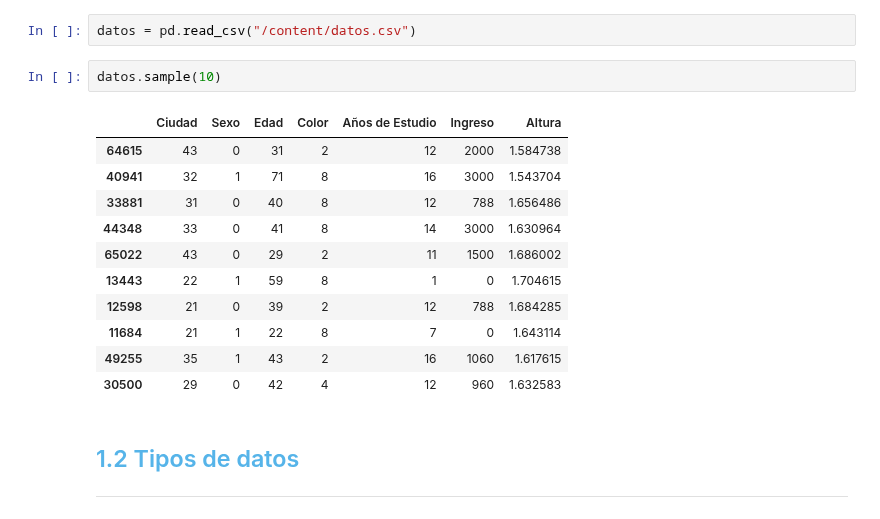
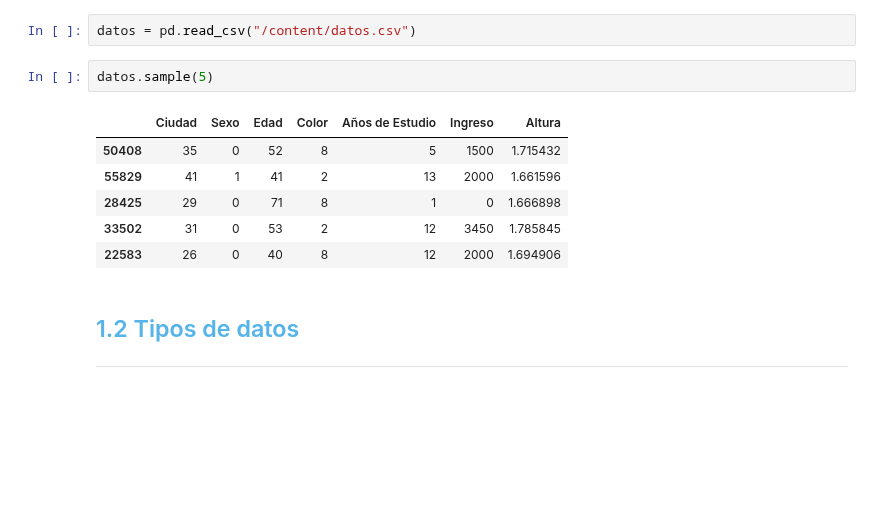
Before and after one commit to Nataliahfk/estadistica_python, a Jupyter notebook: curso_de_estadistica_con_python_1.ipynb, the cells around one changed output. Drawn from its saved outputs; the diff is of its cells as text; blank space fills up the shorter version.

```diff
--- a/curso_de_estadistica_con_python_1.ipynb
+++ b/curso_de_estadistica_con_python_1.ipynb
@@ -104,19 +104,14 @@ import pandas as pd
 # %%
 datos = pd.read_csv("/content/datos.csv")
 # %%
-datos.sample(10)
+datos.sample(5)
 # %% [output]
 |  | Ciudad | Sexo | Edad | Color | Años de Estudio | Ingreso | Altura |
-| 64615 | 43 | 0 | 31 | 2 | 12 | 2000 | 1.584738 |
-| 40941 | 32 | 1 | 71 | 8 | 16 | 3000 | 1.543704 |
-| 33881 | 31 | 0 | 40 | 8 | 12 | 788 | 1.656486 |
-| 44348 | 33 | 0 | 41 | 8 | 14 | 3000 | 1.630964 |
-| 65022 | 43 | 0 | 29 | 2 | 11 | 1500 | 1.686002 |
-| 13443 | 22 | 1 | 59 | 8 | 1 | 0 | 1.704615 |
-| 12598 | 21 | 0 | 39 | 2 | 12 | 788 | 1.684285 |
-| 11684 | 21 | 1 | 22 | 8 | 7 | 0 | 1.643114 |
-| 49255 | 35 | 1 | 43 | 2 | 16 | 1060 | 1.617615 |
-| 30500 | 29 | 0 | 42 | 4 | 12 | 960 | 1.632583 |
+| 50408 | 35 | 0 | 52 | 8 | 5 | 1500 | 1.715432 |
+| 55829 | 41 | 1 | 41 | 2 | 13 | 2000 | 1.661596 |
+| 28425 | 29 | 0 | 71 | 8 | 1 | 0 | 1.666898 |
+| 33502 | 31 | 0 | 53 | 2 | 12 | 3450 | 1.785845 |
+| 22583 | 26 | 0 | 40 | 8 | 12 | 2000 | 1.694906 |
 # %% [markdown]
 ## <font color=#56B4E9>1.2 Tipos de datos</font>
 ***
```
Also changed, not shown: parts of 5 cells of this notebook.
